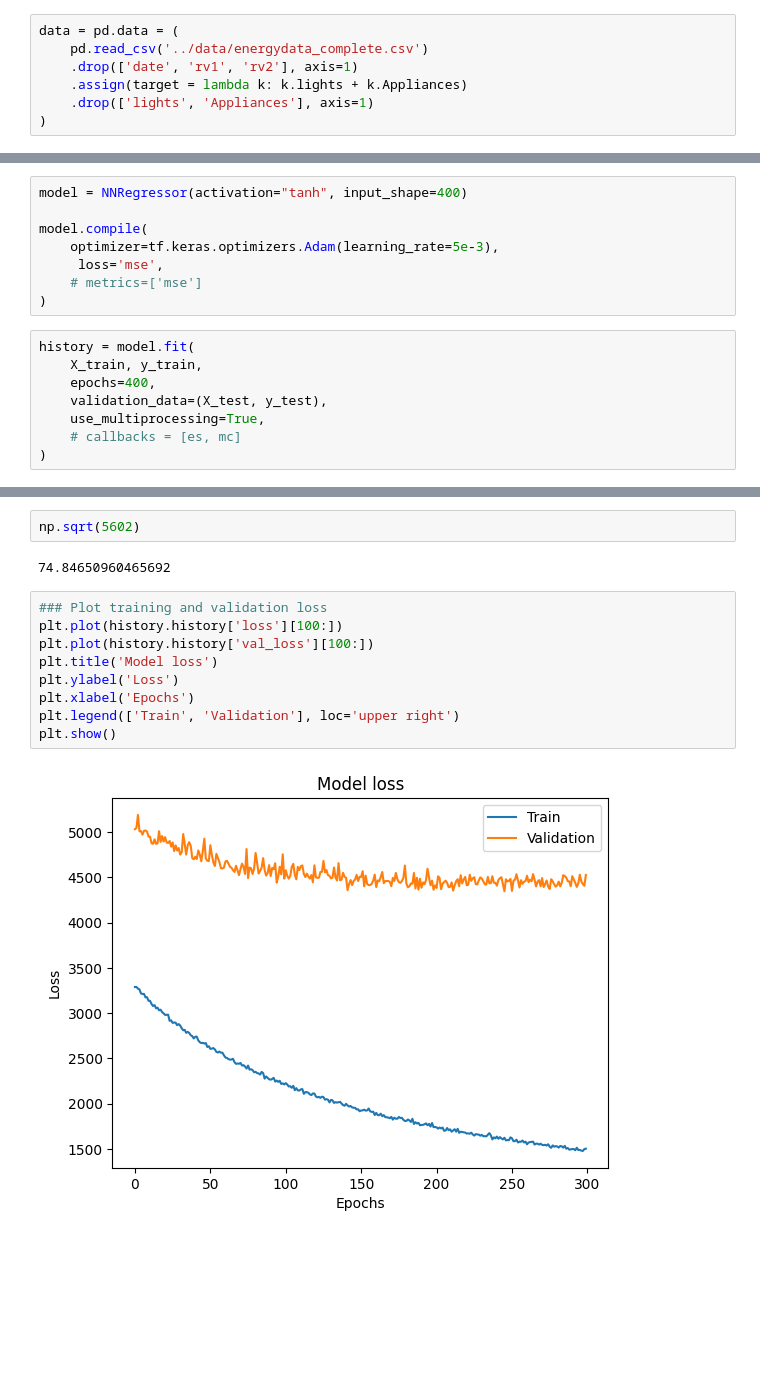
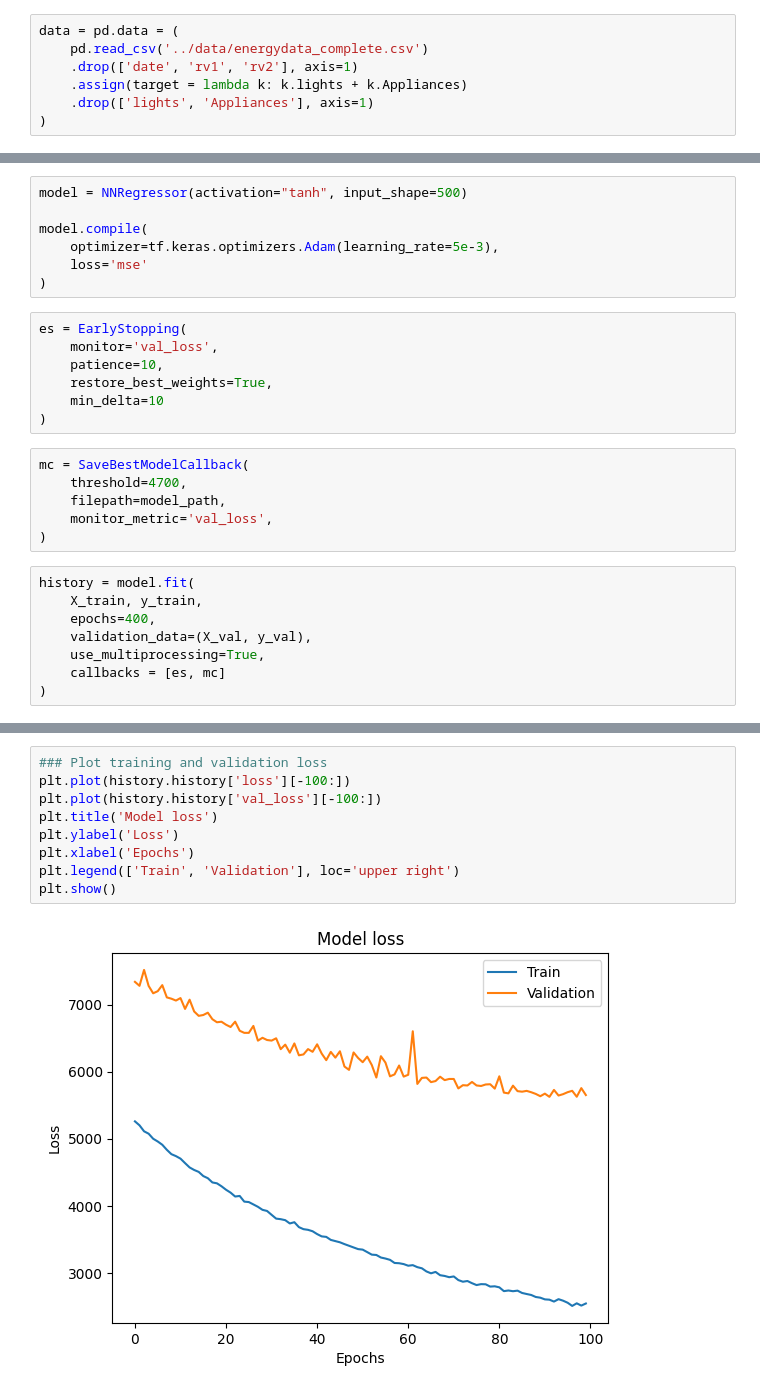
Before and after one commit to Gegori1/Modelado-Preedictivo, a Jupyter notebook: Homework_NN/Modeling/NN_model.ipynb, the cells around one changed output, grey strips where cells are left out. Saved outputs shown, nothing was run; the diff lists cells and outputs as text; blank space fills up the shorter version.

Commit message:
save and stop options

```diff
--- a/Homework_NN/Modeling/NN_model.ipynb
+++ b/Homework_NN/Modeling/NN_model.ipynb
@@ -40,18 +55,30 @@ X_test = scaler.transform(X_test)
 # %%
-model = NNRegressor(activation="tanh", input_shape=400)
+model = NNRegressor(activation="tanh", input_shape=500)
 
 model.compile(
     optimizer=tf.keras.optimizers.Adam(learning_rate=5e-3),
-     loss='mse',
-    # metrics=['mse']
+    loss='mse'
 )
+# %%
+es = EarlyStopping(
+    monitor='val_loss',
+    patience=10,
+    restore_best_weights=True,
+    min_delta=10
+)
+# %%
+mc = SaveBestModelCallback(
+    threshold=4700,
+    filepath=model_path,
+    monitor_metric='val_loss',
+)
 # %%
 history = model.fit(
     X_train, y_train,
     epochs=400,
-    validation_data=(X_test, y_test),
+    validation_data=(X_val, y_val),
     use_multiprocessing=True,
-    # callbacks = [es, mc]
+    callbacks = [es, mc]
 )
 # %% [output]
 Epoch 1/400
@@ -74,15 +101,11 @@ Epoch 400/400
-# %%
-np.sqrt(5602)
-# %% [output]
-74.84650960465692
 # %%
 ### Plot training and validation loss
-plt.plot(history.history['loss'][100:])
-plt.plot(history.history['val_loss'][100:])
+plt.plot(history.history['loss'][-100:])
+plt.plot(history.history['val_loss'][-100:])
 plt.title('Model loss')
 plt.ylabel('Loss')
 plt.xlabel('Epochs')
 plt.legend(['Train', 'Validation'], loc='upper right')
 plt.show()
 # %% [output]
-[figure, old version]
+[figure, new version]
```
Also changed, not shown: parts of 9 cells of this notebook, 2 other files.
